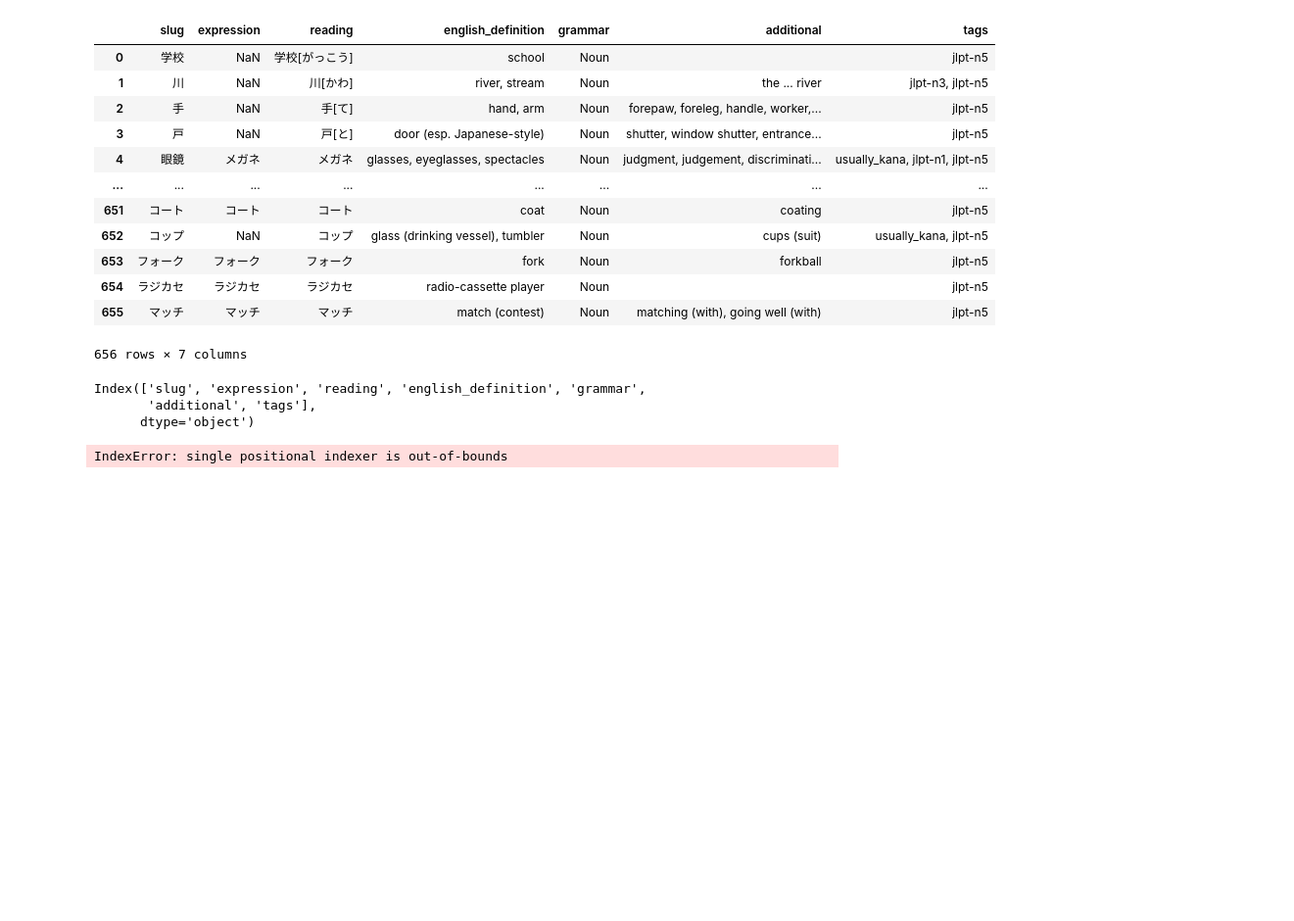
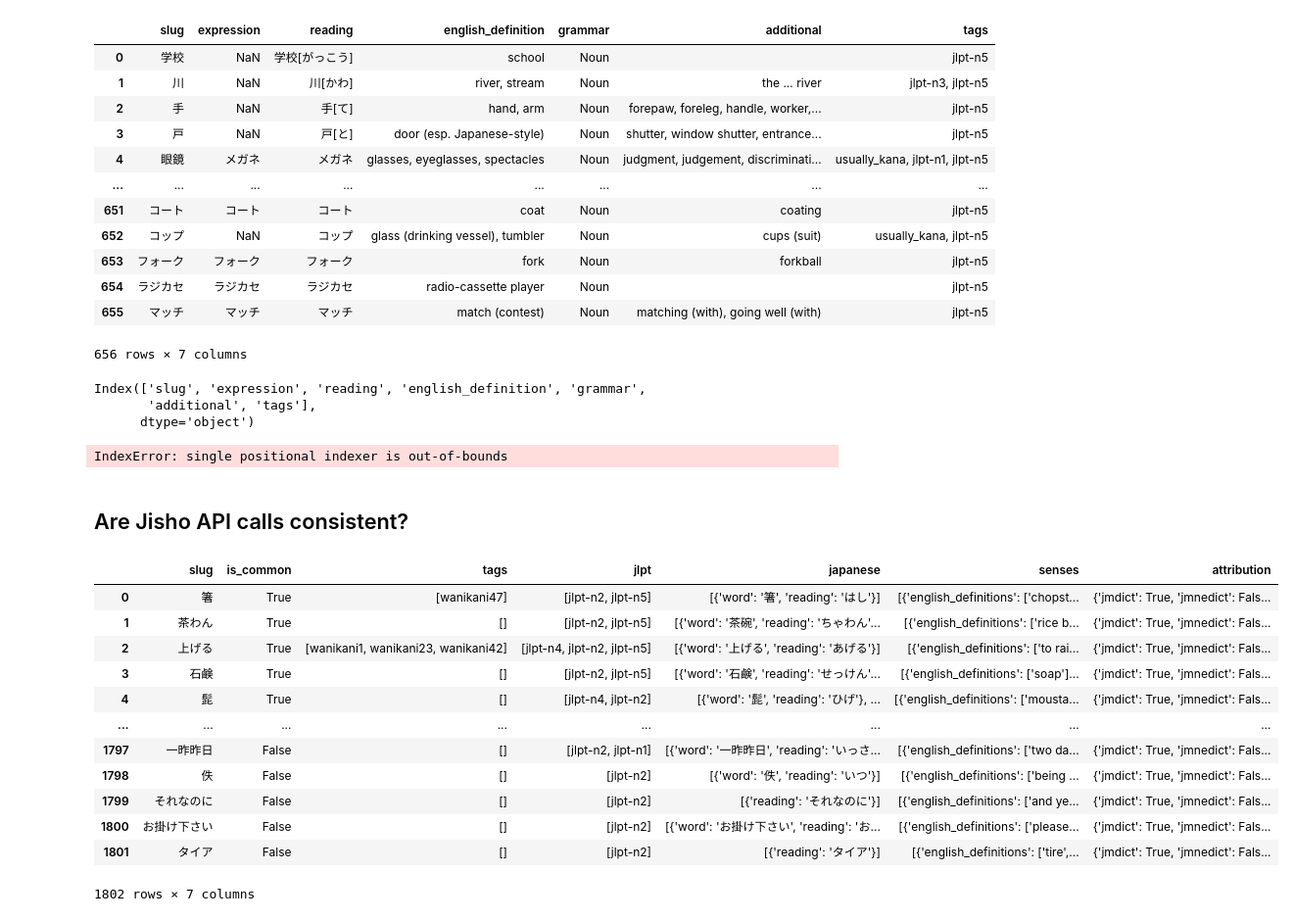
Before and after one commit to coolmule0/JLPT-N5-N1-Japanese-Vocabulary-Anki, a Jupyter notebook: Untitled.ipynb, the cells around one changed output. Shown: that part at 98% size. Drawn from its saved outputs; the diff is of its cells as text; code cells hidden in the pictures; blank space fills up the shorter version.

```diff
--- a/Untitled.ipynb
+++ b/Untitled.ipynb
@@ -253,3 +253,23 @@ IndexError: single positional indexer is out-of-bounds
 df_data["senses"].apply(
     lambda x: x[0]["info"]
 )
+# %% [markdown]
+## Are Jisho API calls consistent?
+# %%
+df0 = pd.read_json(".cache/jlpt-n2_run0.json")
+df1 = pd.read_json(".cache/jlpt-n2.json")
+df0
+# %% [output]
+|  | slug | is_common | tags | jlpt | japanese | senses | attribution |
+| 0 | 箸 | True | [wanikani47] | [jlpt-n2, jlpt-n5] | [{'word': '箸', 'reading': 'はし'}] | [{'english_definitions': ['chopst... | {'jmdict': True, 'jmnedict': Fals... |
+| 1 | 茶わん | True | [] | [jlpt-n2, jlpt-n5] | [{'word': '茶碗', 'reading': 'ちゃわん'... | [{'english_definitions': ['rice b... | {'jmdict': True, 'jmnedict': Fals... |
+| 2 | 上げる | True | [wanikani1, wanikani23, wanikani42] | [jlpt-n4, jlpt-n2, jlpt-n5] | [{'word': '上げる', 'reading': 'あげる'}] | [{'english_definitions': ['to rai... | {'jmdict': True, 'jmnedict': Fals... |
+| 3 | 石鹸 | True | [] | [jlpt-n2, jlpt-n5] | [{'word': '石鹸', 'reading': 'せっけん'... | [{'english_definitions': ['soap']... | {'jmdict': True, 'jmnedict': Fals... |
+| 4 | 髭 | True | [] | [jlpt-n4, jlpt-n2] | [{'word': '髭', 'reading': 'ひげ'}, ... | [{'english_definitions': ['mousta... | {'jmdict': True, 'jmnedict': Fals... |
+| ... | ... | ... | ... | ... | ... | ... | ... |
+| 1797 | 一昨昨日 | False | [] | [jlpt-n2, jlpt-n1] | [{'word': '一昨昨日', 'reading': 'いっさ... | [{'english_definitions': ['two da... | {'jmdict': True, 'jmnedict': Fals... |
+| 1798 | 佚 | False | [] | [jlpt-n2] | [{'word': '佚', 'reading': 'いつ'}] | [{'english_definitions': ['being ... | {'jmdict': True, 'jmnedict': Fals... |
+| 1799 | それなのに | False | [] | [jlpt-n2] | [{'reading': 'それなのに'}] | [{'english_definitions': ['and ye... | {'jmdict': True, 'jmnedict': Fals... |
+| 1800 | お掛け下さい | False | [] | [jlpt-n2] | [{'word': 'お掛け下さい', 'reading': 'お... | [{'english_definitions': ['please... | {'jmdict': True, 'jmnedict': Fals... |
+| 1801 | タイア | False | [] | [jlpt-n2] | [{'reading': 'タイア'}] | [{'english_definitions': ['tire',... | {'jmdict': True, 'jmnedict': Fals... |
+1802 rows × 7 columns
```
Also changed, not shown: parts of 5 cells of this notebook, 16 other files.
